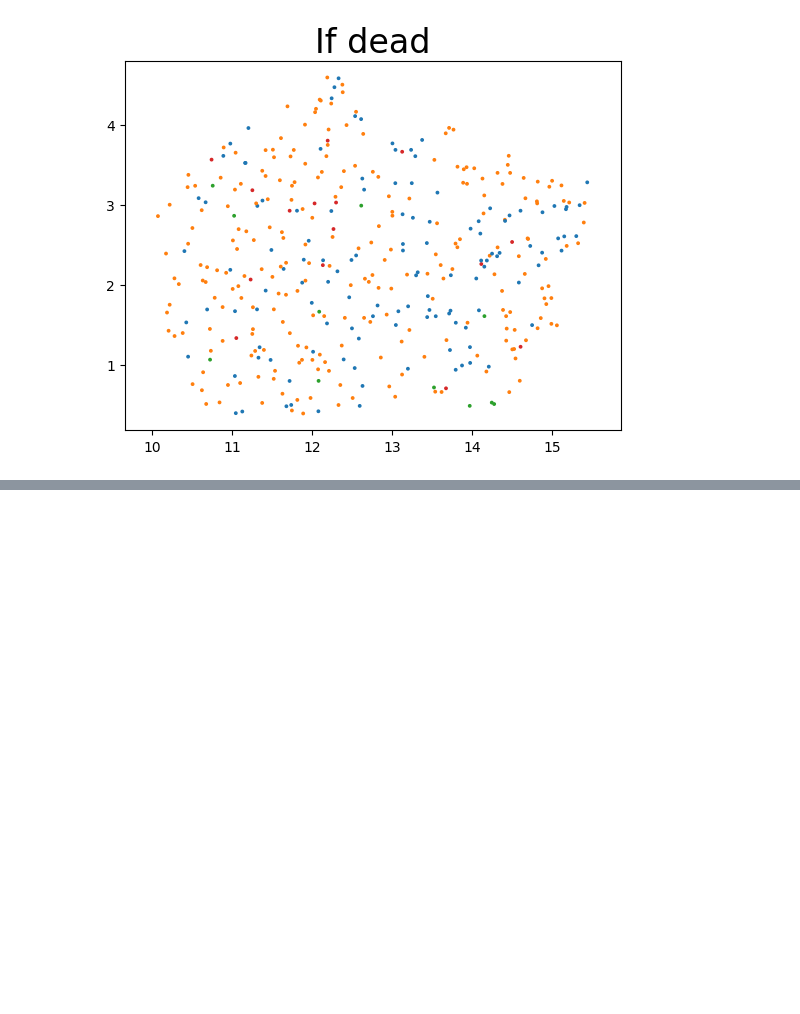
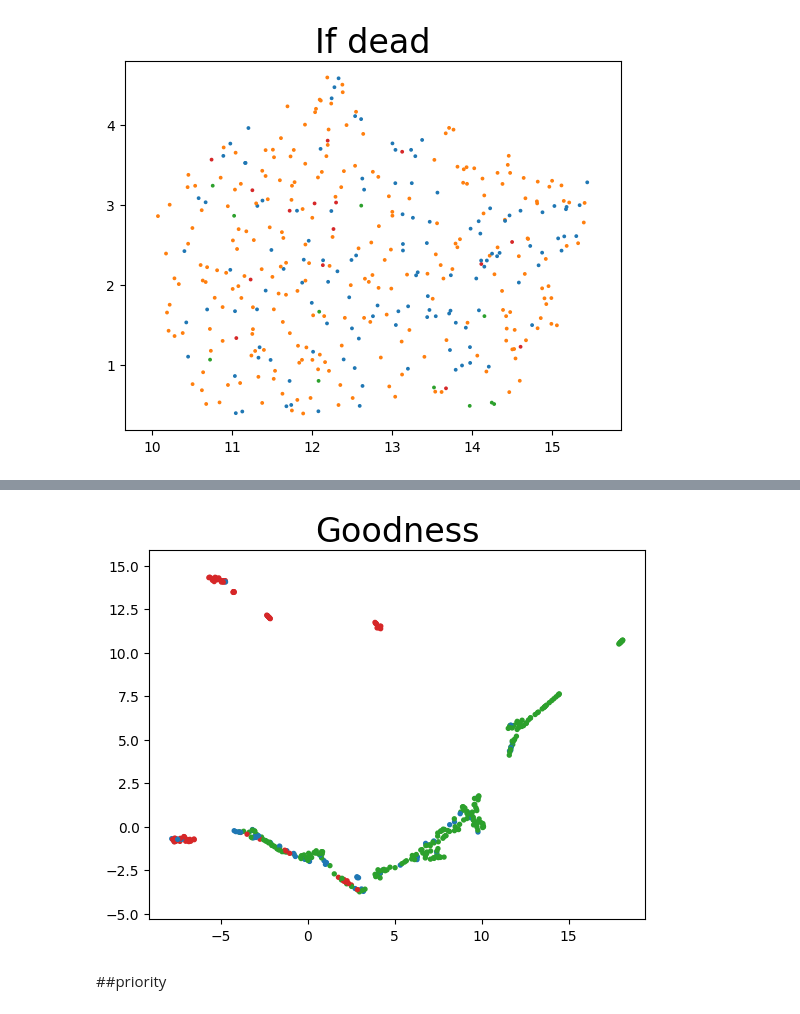
Before and after one commit to kechsin/three_phrases, a Jupyter notebook: umap.ipynb, the cells around one changed output, grey strips where cells are left out. Cells and saved outputs as stored; diff of their text form; code cells hidden in the pictures; blank space fills up the shorter version.

```diff
--- a/umap.ipynb
+++ b/umap.ipynb
@@ -87,0 +112,2 @@ plt.title('If dead', fontsize=24);
+# %%
+new_data = pd.read_pickle("gb_vectorized.pkl").sample(frac=0.25)
@@ -87,0 +123,16 @@ plt.title('If dead', fontsize=24);
+# %%
+vectorz = [x.split(";") for x in new_data['gb_vector'].tolist()]
+# %%
+umapedvct = UMAP().fit_transform(vectorz)
+# %%
+ax = plt.scatter(
+    umapedvct[:, 0],
+    umapedvct[:, 1],
+    c=[sns.color_palette()[x] for x in new_data.goodness.map({"Good":2, "Neutral":0, "Bad":3, "Trash":0})],
+    s=8)
+plt.gca().set_aspect('equal', 'datalim')
+plt.title('Goodness', fontsize=24);
+# %% [output]
+[figure, added]
+# %% [markdown]
+##priority
```
Also changed, not shown: parts of 17 cells of this notebook.
